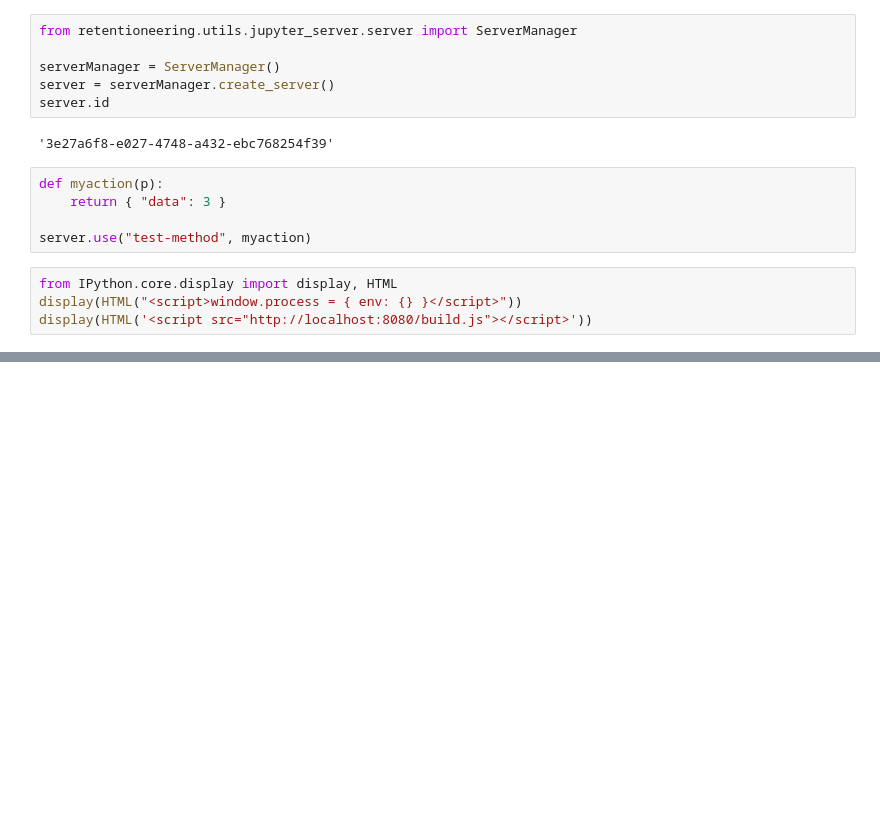
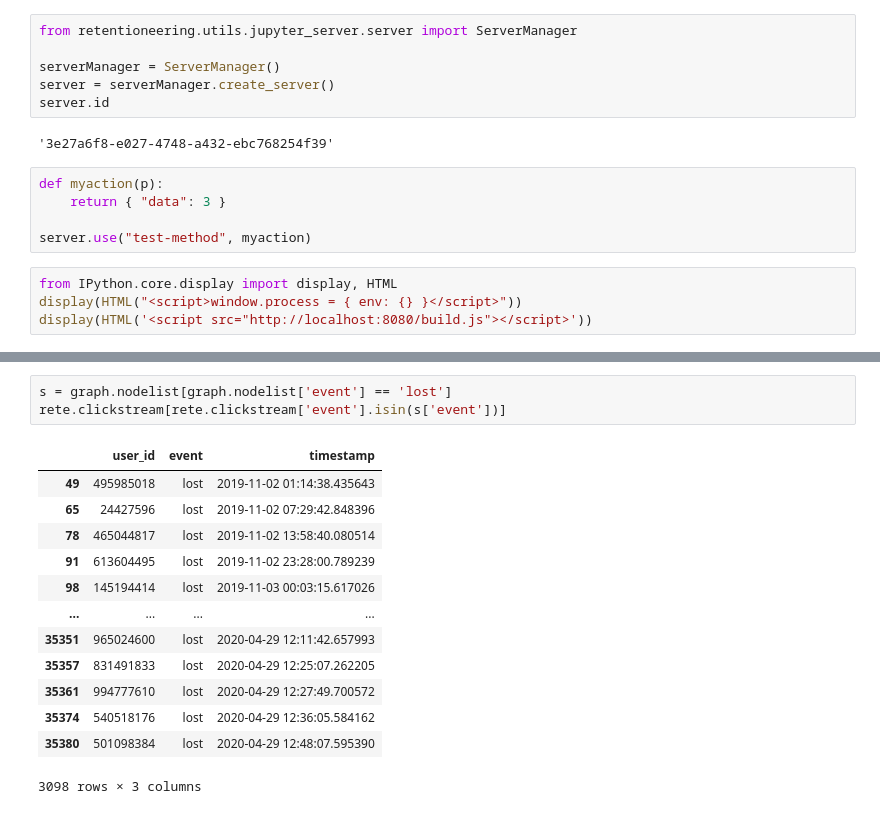
Before and after one commit to retentioneering/retentioneering-tools-2-archive, a Jupyter notebook: Untitled.ipynb, the cells around one changed output, grey strips where cells are left out. Drawn from its saved outputs; the diff is of its cells as text; blank space fills up the shorter version.

```diff
--- a/Untitled.ipynb
+++ b/Untitled.ipynb
@@ -17,0 +110,17 @@ display(HTML('<script src="http://localhost:8080/build.js"></script>'))
+# %%
+s = graph.nodelist[graph.nodelist['event'] == 'lost']
+rete.clickstream[rete.clickstream['event'].isin(s['event'])]
+# %% [output]
+|  | user_id | event | timestamp |
+| 49 | 495985018 | lost | 2019-11-02 01:14:38.435643 |
+| 65 | 24427596 | lost | 2019-11-02 07:29:42.848396 |
+| 78 | 465044817 | lost | 2019-11-02 13:58:40.080514 |
+| 91 | 613604495 | lost | 2019-11-02 23:28:00.789239 |
+| 98 | 145194414 | lost | 2019-11-03 00:03:15.617026 |
+| ... | ... | ... | ... |
+| 35351 | 965024600 | lost | 2020-04-29 12:11:42.657993 |
+| 35357 | 831491833 | lost | 2020-04-29 12:25:07.262205 |
+| 35361 | 994777610 | lost | 2020-04-29 12:27:49.700572 |
+| 35374 | 540518176 | lost | 2020-04-29 12:36:05.584162 |
+| 35380 | 501098384 | lost | 2020-04-29 12:48:07.595390 |
+3098 rows × 3 columns
```
Also changed, not shown: parts of 15 cells of this notebook, 8 other files.
